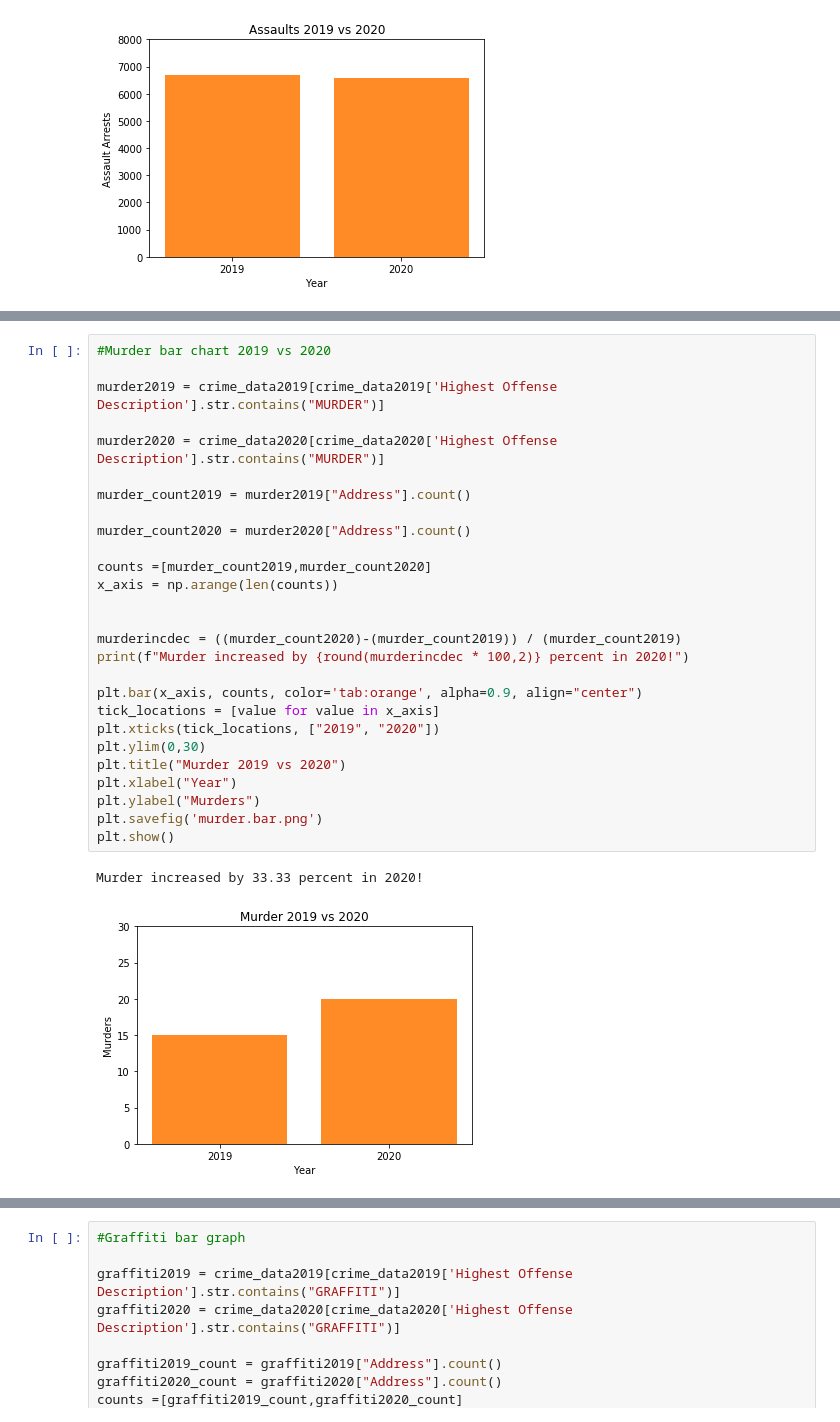
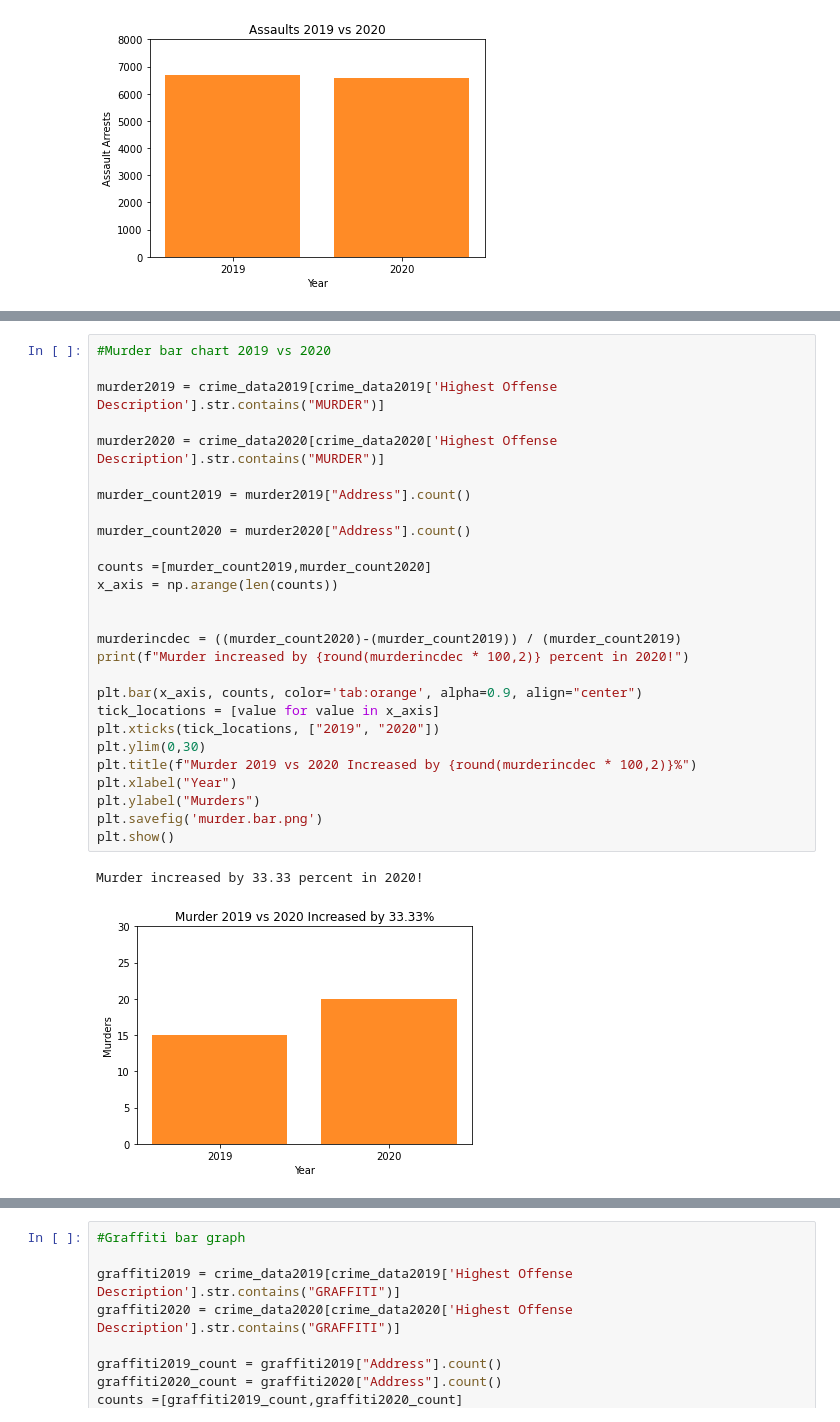
Before and after one commit to ibeth92/Crime_in_the_Time_of_COVID, a Jupyter notebook: rick.covid.project.ipynb, the cells around one changed output, grey strips where cells are left out. Drawn from its saved outputs; the diff is of its cells as text.

Commit message:
tweaked titles on charts

```diff
--- a/rick.covid.project.ipynb
+++ b/rick.covid.project.ipynb
@@ -158,33 +158,33 @@ plt.show()
 # %%
 #Murder bar chart 2019 vs 2020
 
 murder2019 = crime_data2019[crime_data2019['Highest Offense Description'].str.contains("MURDER")]
 
 murder2020 = crime_data2020[crime_data2020['Highest Offense Description'].str.contains("MURDER")]
 
 murder_count2019 = murder2019["Address"].count()
 
 murder_count2020 = murder2020["Address"].count()
 
 counts =[murder_count2019,murder_count2020]
 x_axis = np.arange(len(counts))
 
 
 murderincdec = ((murder_count2020)-(murder_count2019)) / (murder_count2019)
 print(f"Murder increased by {round(murderincdec * 100,2)} percent in 2020!")
 
 plt.bar(x_axis, counts, color='tab:orange', alpha=0.9, align="center")
 tick_locations = [value for value in x_axis]
 plt.xticks(tick_locations, ["2019", "2020"])
 plt.ylim(0,30)
-plt.title("Murder 2019 vs 2020")
+plt.title(f"Murder 2019 vs 2020 Increased by {round(murderincdec * 100,2)}%")
 plt.xlabel("Year")
 plt.ylabel("Murders")
 plt.savefig('murder.bar.png')
 plt.show()
 # %% [output]
 Murder increased by 33.33 percent in 2020!
-[figure, old version]
+[figure, new version]
 # %%
 #Graffiti by month
 
```
Also changed, not shown: parts of 5 cells of this notebook, 8 other files.
